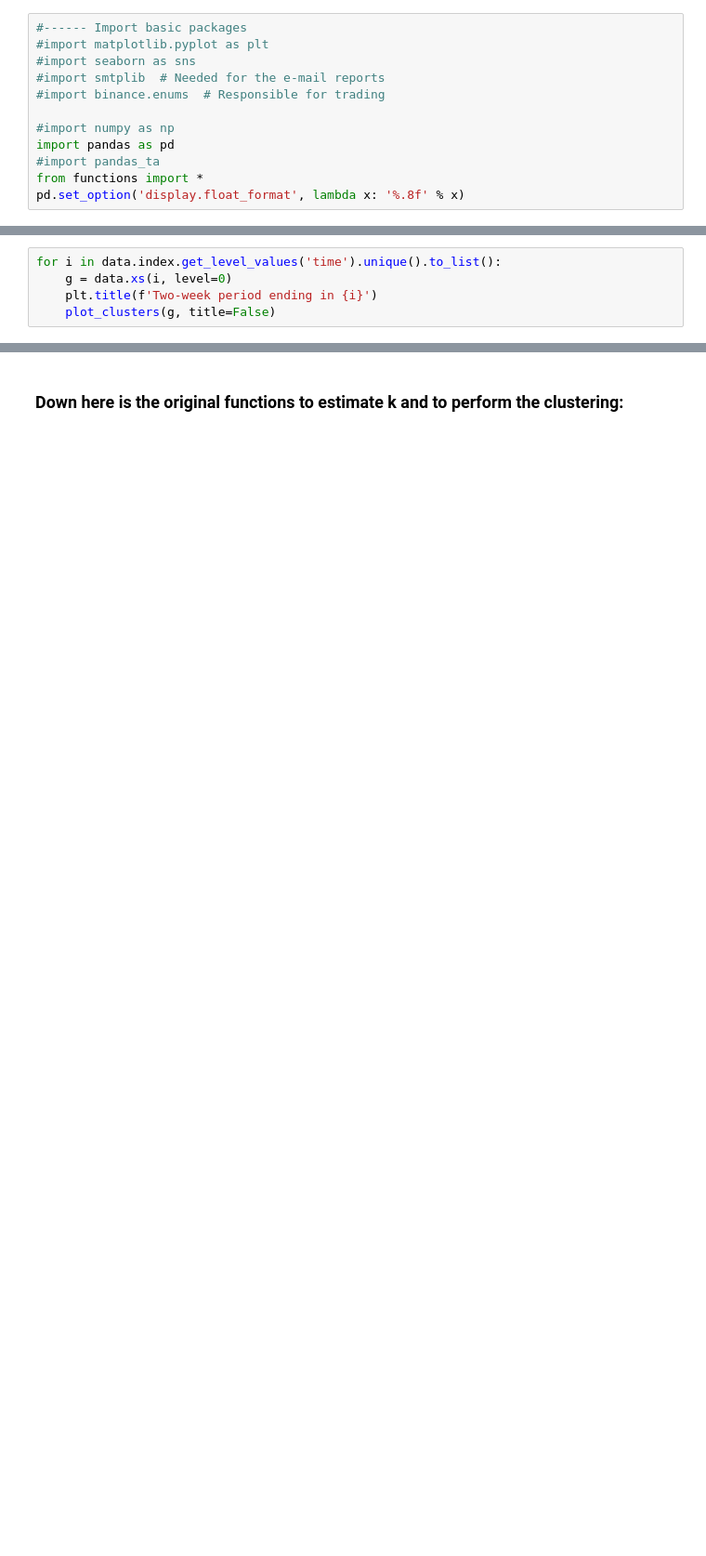
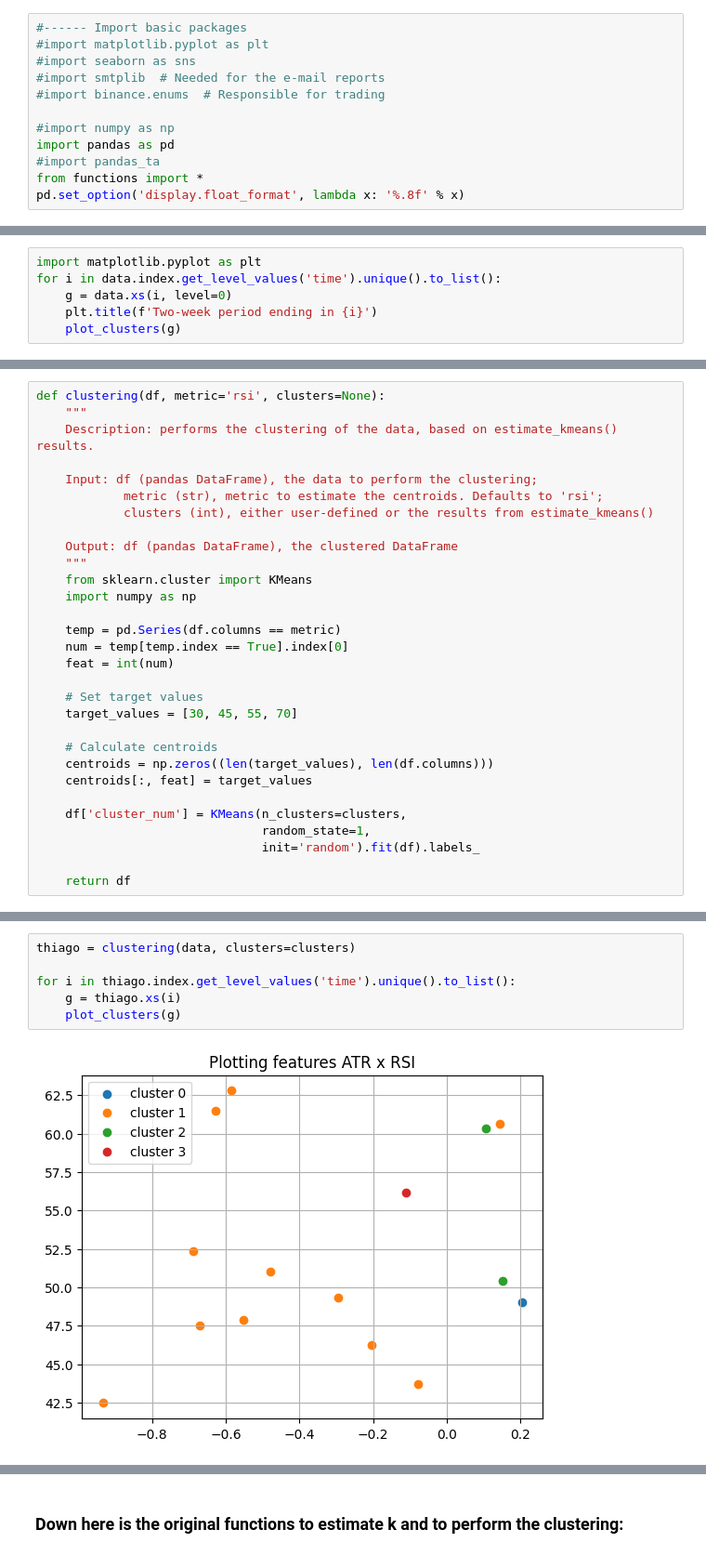
Before and after one commit to CarecaRS/CryptoFund, a Jupyter notebook: fund.ipynb, the cells around one changed output, grey strips where cells are left out. Shown: that part at 93% size. Saved outputs shown, nothing was run; the diff lists cells and outputs as text; blank space fills up the shorter version.

Commit message:
Stuck at clustering

```diff
--- a/fund.ipynb
+++ b/fund.ipynb
@@ -72,5 +73,6 @@ KeyError: "['cluster_num'] not found in axis"
 # %%
+import matplotlib.pyplot as plt
 for i in data.index.get_level_values('time').unique().to_list():
     g = data.xs(i, level=0)
     plt.title(f'Two-week period ending in {i}')
-    plot_clusters(g, title=False)
+    plot_clusters(g)
@@ -164,0 +81,30 @@ plot_clusters(data)
+# %%
+def clustering(df, metric='rsi', clusters=None):
+    """
+    Description: performs the clustering of the data, based on estimate_kmeans() results.
+
+    Input: df (pandas DataFrame), the data to perform the clustering;
+            metric (str), metric to estimate the centroids. Defaults to 'rsi';
+            clusters (int), either user-defined or the results from estimate_kmeans()
+
+    Output: df (pandas DataFrame), the clustered DataFrame
+    """
+    from sklearn.cluster import KMeans
+    import numpy as np
+
+    temp = pd.Series(df.columns == metric)
+    num = temp[temp.index == True].index[0]
+    feat = int(num)
+
+    # Set target values
+    target_values = [30, 45, 55, 70]
+
+    # Calculate centroids
+    centroids = np.zeros((len(target_values), len(df.columns)))
+    centroids[:, feat] = target_values
+
+    df['cluster_num'] = KMeans(n_clusters=clusters,
+                               random_state=1,
+                               init='random').fit(df).labels_
+
+    return df
@@ -164,0 +132,8 @@ plot_clusters(data)
+# %%
+thiago = clustering(data, clusters=clusters)
+
+for i in thiago.index.get_level_values('time').unique().to_list():
+    g = thiago.xs(i)
+    plot_clusters(g)
+# %% [output]
+[figure, added]
```
Also changed, not shown: parts of 10 cells of this notebook, 1 other file.
